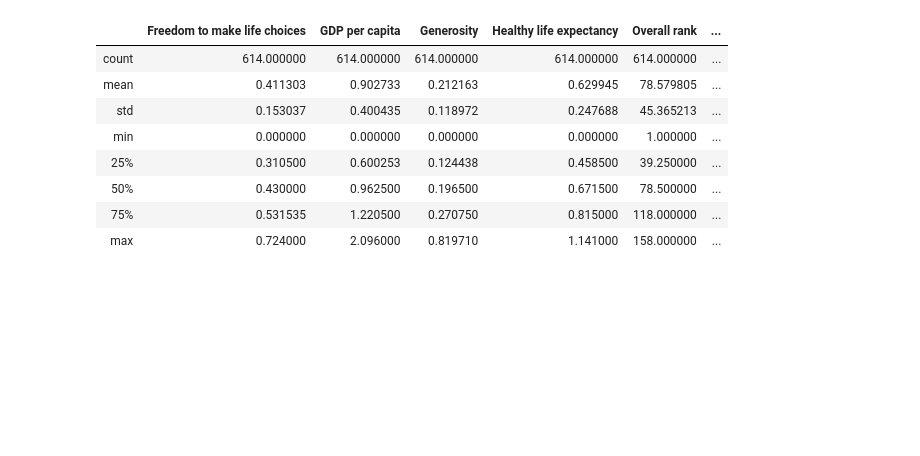
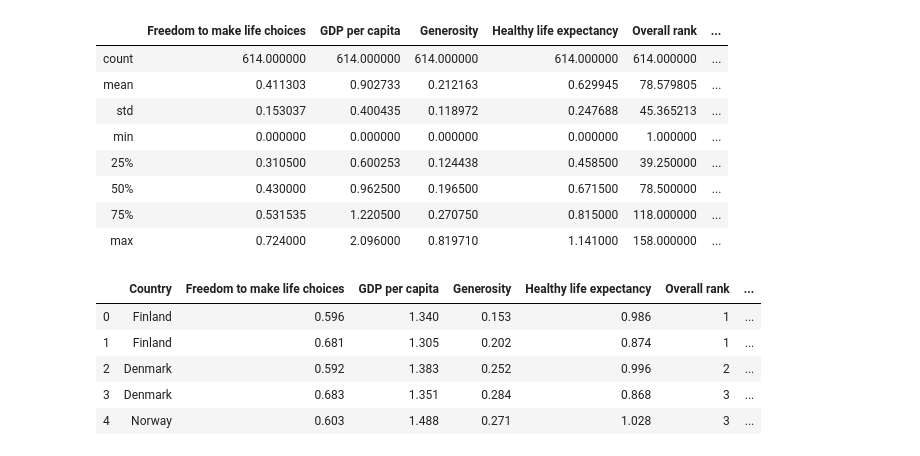
Before and after one commit to kingnmm/py4ds, a Jupyter notebook: FinalProj_NMK.ipynb, the cells around one changed output. Cells and saved outputs as stored; diff of their text form; code cells hidden in the pictures; blank space fills up the shorter version.

```diff
--- a/FinalProj_NMK.ipynb
+++ b/FinalProj_NMK.ipynb
@@ -819,6 +817,15 @@ join_15161819.describe()
 | 50% | 0.430000 | 0.962500 | 0.196500 | 0.671500 | 78.500000 | ... |
 | 75% | 0.531535 | 1.220500 | 0.270750 | 0.815000 | 118.000000 | ... |
 | max | 0.724000 | 2.096000 | 0.819710 | 1.141000 | 158.000000 | ... |
+# %%
+join_15161819.head()
+# %% [output]
+|  | Country | Freedom to make life choices | GDP per capita | Generosity | Healthy life expectancy | Overall rank | ... |
+| 0 | Finland | 0.596 | 1.340 | 0.153 | 0.986 | 1 | ... |
+| 1 | Finland | 0.681 | 1.305 | 0.202 | 0.874 | 1 | ... |
+| 2 | Denmark | 0.592 | 1.383 | 0.252 | 0.996 | 2 | ... |
+| 3 | Denmark | 0.683 | 1.351 | 0.284 | 0.868 | 3 | ... |
+| 4 | Norway | 0.603 | 1.488 | 0.271 | 1.028 | 3 | ... |
 # %%
 # Create another liner model with more data points to determine whether the new model has a higher R-Squared vs. model1
 # Dataset join_15161819
```
Also changed, not shown: parts of 24 cells of this notebook.
